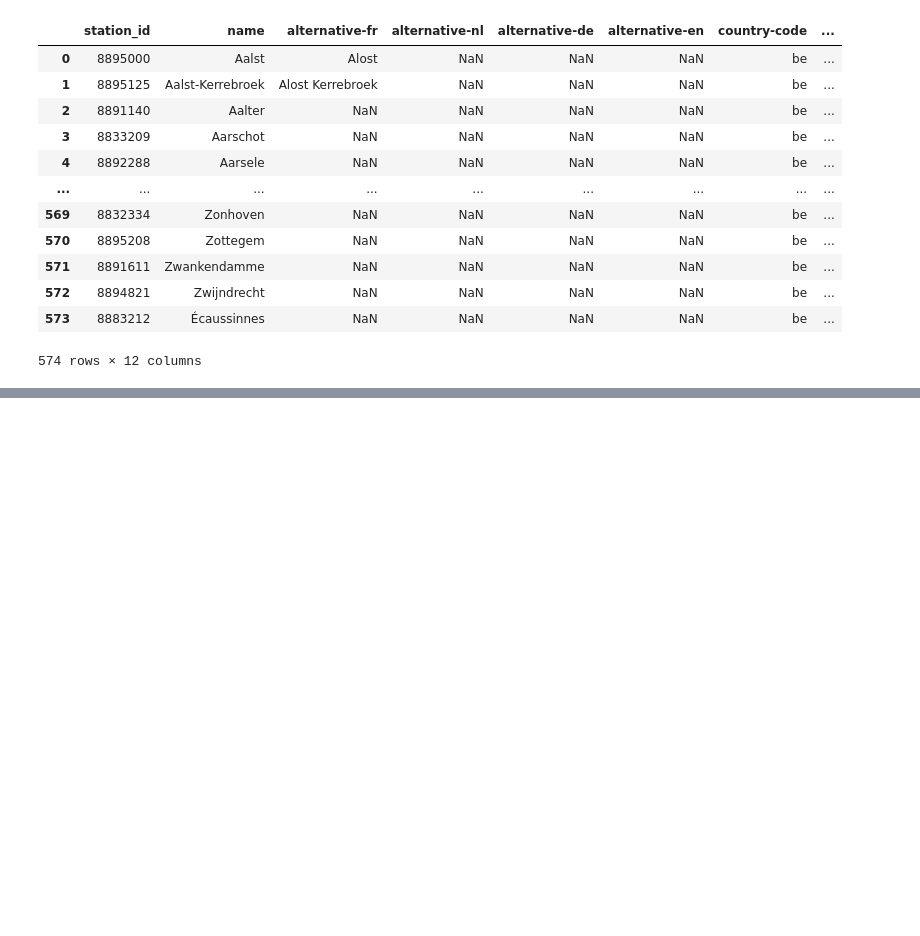
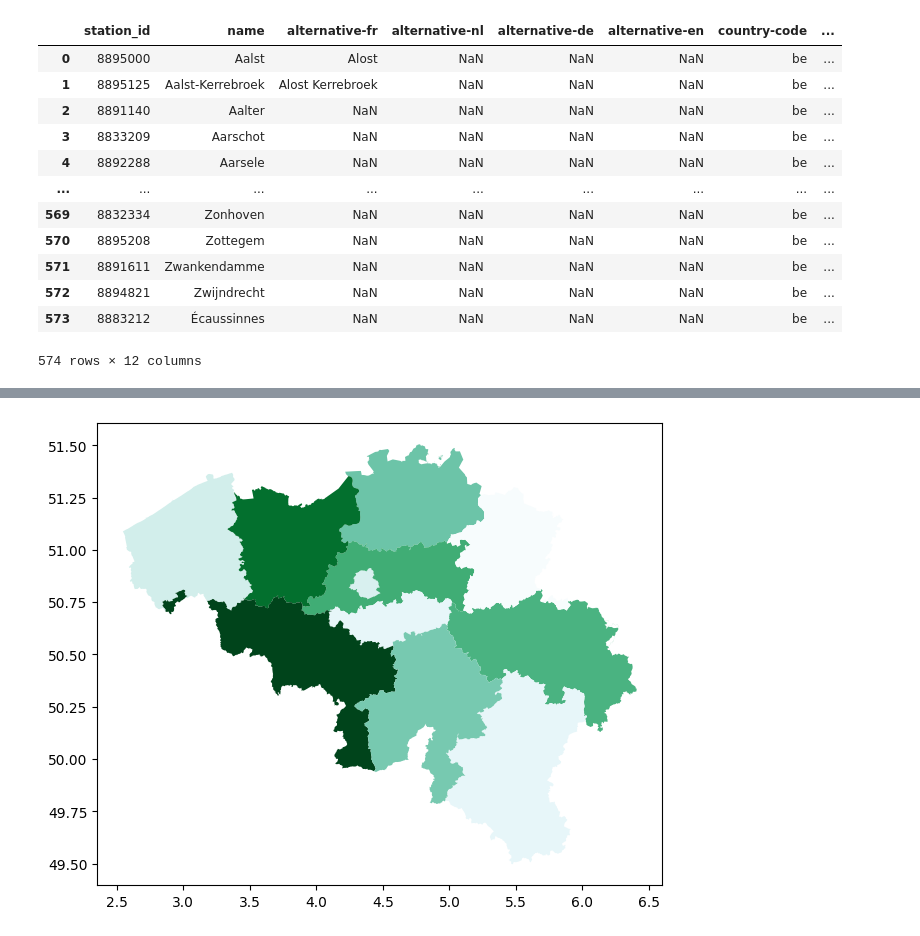
Before and after one commit to Mathissemeynen/ACRM-group-11, a Jupyter notebook: StationCoverageAccesibility.ipynb, the cells around one changed output, grey strips where cells are left out. Cells and saved outputs as stored; diff of their text form; code cells hidden in the pictures; blank space fills up the shorter version.

```diff
--- a/StationCoverageAccesibility.ipynb
+++ b/StationCoverageAccesibility.ipynb
@@ -299,0 +143,7 @@ Inhabitants_per_station.sort_values('IpS')
+# %%
+# load self created excel file regarding inhabitant data (source: statbel)
+inh_df = pd.read_excel('./inhabitants_prov_2024.xlsx')
+
+# show
+inh_df.rename(columns={'Province': 'province'}, inplace=True)
+inh_df
@@ -299,0 +163,7 @@ Inhabitants_per_station.sort_values('IpS')
+# %%
+# read in file in geopandas data structure
+provinces_df = gpd.read_file('./BELGIUM_-_Provinces/BELGIUM_-_Provinces.shp').to_crs(epsg=4326)
+provinces_df.rename(columns={'NE_Name': 'province'}, inplace=True)
+
+# show
+provinces_df.head()
@@ -299,0 +177,5 @@ Inhabitants_per_station.sort_values('IpS')
+# %%
+provinces_total = provinces_df.merge(province_counts, on='province', how='left')
+provinces_total = provinces_total.merge(inh_df, on='province', how='left')
+provinces_total['Inhabitants per Station'] = provinces_total['Inhabitants'] / provinces_total['station_count']
+provinces_total.head()
@@ -299,0 +189,9 @@ Inhabitants_per_station.sort_values('IpS')
+# %%
+# create figure and axes for Matplotlib
+fig, ax = plt.subplots(1, figsize=(10, 6))
+
+# use cmap = 'BuGn' to get nice color-shaded plot
+provinces_total.plot(column='station_count', cmap='BuGn', linewidth=0.8, ax=ax)
+plt.show()
+# %% [output]
+[figure, added]
```
Also changed, not shown: parts of 31 cells of this notebook.
